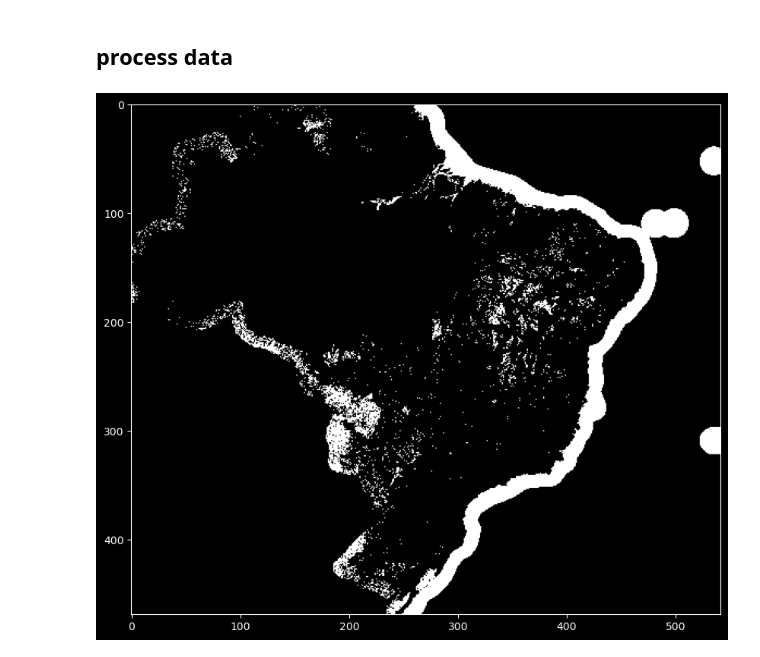
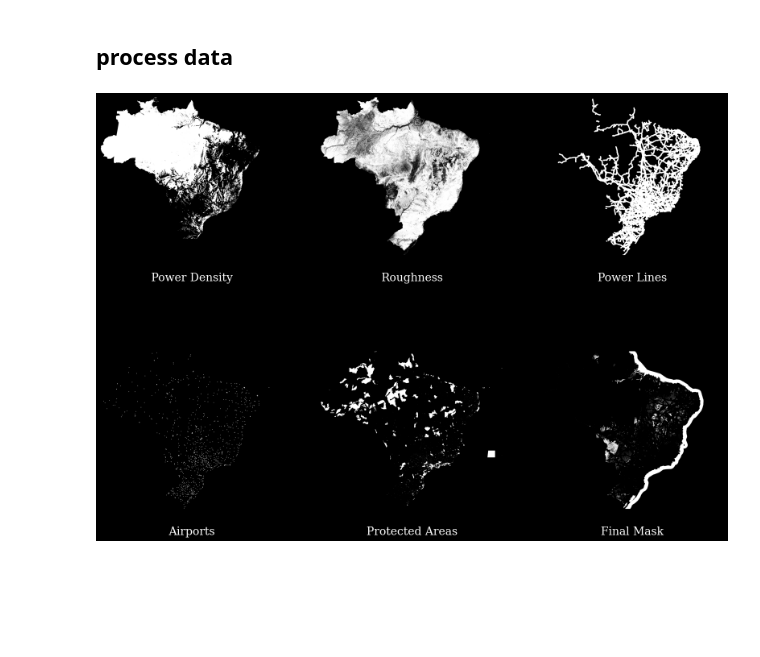
Before and after one commit to syrkis/aeolus, a Jupyter notebook: notebook.ipynb, the cells around one changed output. Cells and saved outputs as stored; diff of their text form; code cells hidden in the pictures; blank space fills up the shorter version.

```diff
--- a/notebook.ipynb
+++ b/notebook.ipynb
@@ -158,6 +165,6 @@ fps = {'power_density': 'meterology/gwa3_250_powerdensity_100m.tif', 'wind_speed
 
 data = scale_data({k: load_raster(v, brazil) for k, v in fps.items()}, 'small') if 'data' not in locals() else eval('data')
 # %%
-brazil_mask = geometry_raster(brazil, data['topography'])
-offshore_mask = geometry_raster(offshore, data['topography'])
-brazil_and_offshore_mask = geometry_raster(brazil_and_offshore, data['topography'])
+brazil_mask = geometry_raster(brazil, data['population'])
+offshore_mask = geometry_raster(offshore, data['population'])
+brazil_and_offshore_mask = geometry_raster(brazil_and_offshore, data['population'])
@@ -169,6 +174,6 @@ brazil_and_offshore_mask = geometry_raster(brazil_and_offshore, data['topography
 vector_fps = [f for f in os.listdir(f'{DATA_DIR}/infrastructure') if f.endswith('.csv')]
 vector_data = {f.split('.')[0]: load_vector(f'infrastructure/{f}') for f in vector_fps}
 # %%
-power_line_mask = geometry_raster(buffer_geometry(vector_data['power_lines'], 16), data['topography'])
-airport_mask = geometry_raster(buffer_geometry(vector_data['airports'], 6), data['topography'])
-protected_areas_mask = geometry_raster(vector_data['protected_areas'].geometry, data['topography'])
+power_line_mask = geometry_raster(buffer_geometry(vector_data['power_lines'], 16), data['population'])
+airport_mask = geometry_raster(buffer_geometry(vector_data['airports'], 6), data['population'])
+protected_areas_mask = geometry_raster(vector_data['protected_areas'].geometry, data['population'])
@@ -188,6 +189,9 @@ def get_percentile(raster, percentile):
 rougness_limit = get_percentile(data['roughness'], 30)
 slope_limit = get_percentile(data['slope'], 30)
 power_density_limit = get_percentile(data['power_density'], 60)
+# %%
+power_density_mask = data['power_density']['array'] < power_density_limit
+roughness_mask = (data['roughness']['array'] > rougness_limit) & brazil_mask
 # %%
 # base
 M = np.ones_like(data['topography']['array'])
@@ -206,7 +210,24 @@ M[(data['power_density']['array'] < power_density_limit)] = 0
 
 # account for proximity to powerline (in power line mask)
 M[(power_line_mask == 1)] = 0
+
+# account for protected areas
+M[(protected_areas_mask == 1)] = 0
-# %%
-plot_raster(M)
-# %% [output]
-[figure, removed]
+# %%
+fig, axes = plt.subplots(2, 3, figsize=(20, 15))
+for ax, mask, title in zip(axes.flatten(),
+    [power_density_mask, roughness_mask, power_line_mask, airport_mask, protected_areas_mask, M],
+    ['Power Density', 'Roughness', 'Power Lines', 'Airports', 'Protected Areas', 'Final Mask']):
+    ax.imshow(mask, cmap='gray')
+    # add title below each image. Add some padding above title.
+    ax.set_xlabel(title + '    ', fontsize=20, labelpad=30)
+    ax.set_xticks([])
+    ax.set_yticks([])
+    # make border black
+    for _, spine in ax.spines.items():
+        spine.set_visible(True)
+        spine.set_color('black')
+        spine.set_linewidth(2)
+plt.show()
+# %% [output]
+[figure, added]
```
Also changed, not shown: parts of 7 cells of this notebook, 1 other file.
